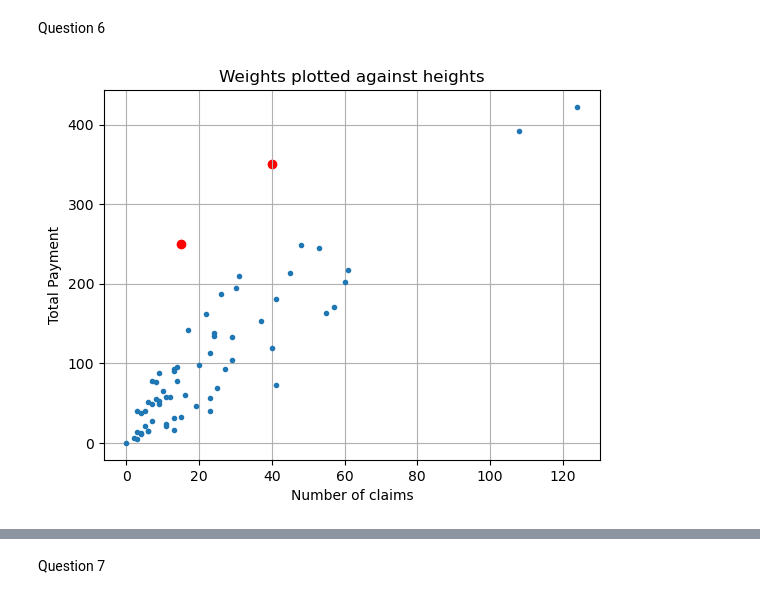
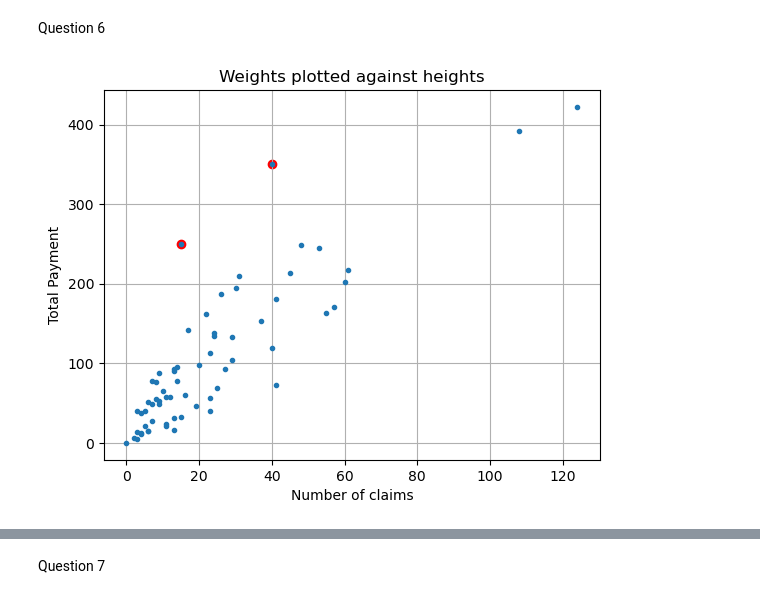
Before and after one commit to kl00135/SchoolRepository, a Jupyter notebook: Assignment7KadeLevy.ipynb, the cells around one changed output, grey strips where cells are left out. Drawn from its saved outputs; the diff is of its cells as text; code cells hidden in the pictures.

```diff
--- a/Assignment7KadeLevy.ipynb
+++ b/Assignment7KadeLevy.ipynb
@@ -103,26 +103,29 @@ Question 6
 # %%
 #Old data for X and Y values
 x_values = df['X'].values
 y_values = df['Y'].values
 
 #New data being added
 new_x_values = [15, 40]
 new_y_values = [250, 350]
+
+x_values = np.concatenate((x_values, new_x_values))
+y_values = np.concatenate((y_values, new_y_values))
 
 plt.title('Weights plotted against heights')
 plt.xlabel('Number of claims')
 plt.ylabel('Total Payment')
 plt.grid(True)
 
 
 plt.plot(x_values, y_values, '.')
 
 plt.scatter(new_x_values, new_y_values, color='red')
 
 
 plt.show()
 # %% [output]
-[figure, old version]
+[figure, new version]
 # %%
 #Old data for X and Y values
 x_values = df['X'].values
```
Also changed, not shown: parts of 3 cells of this notebook.
